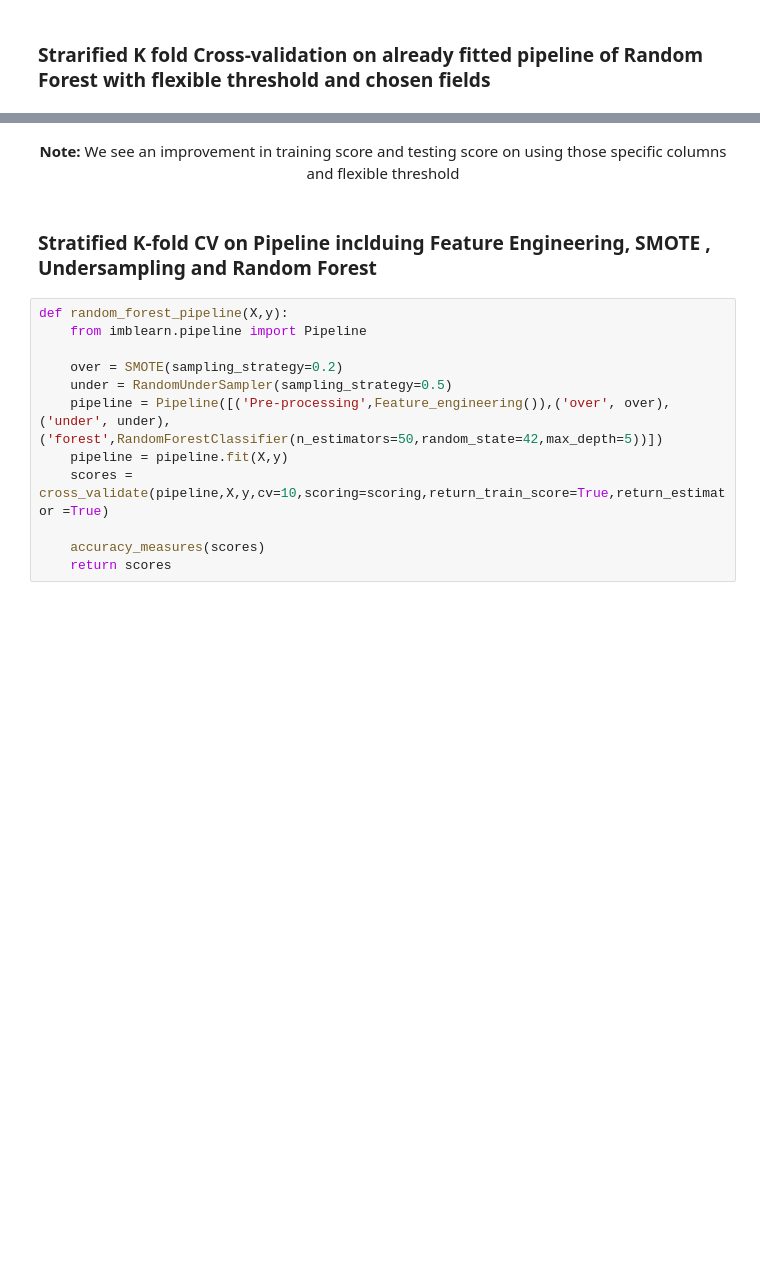
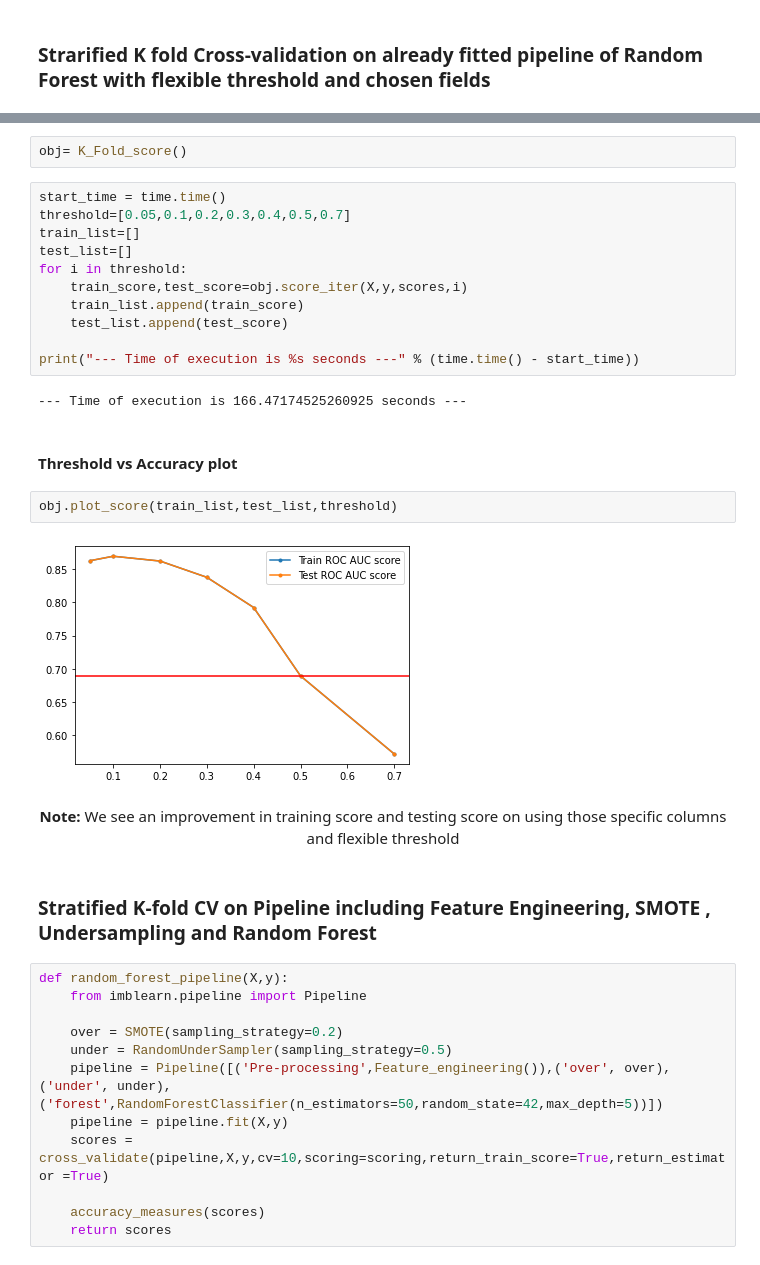
Before and after one commit to sidarora1990/Bank_Marketing_Dataset_Machine_Learning_Project, a Jupyter notebook: ML_pipeline.ipynb, the cells around one changed output, grey strips where cells are left out. Drawn from its saved outputs; the diff is of its cells as text; blank space fills up the shorter version.

Commit message:
Ipython notebook for ML pipeline

```diff
--- a/ML_pipeline.ipynb
+++ b/ML_pipeline.ipynb
@@ -397,7 +408,28 @@ Mean training f1 score:  0.624195206136092  and mean testing f1 score:  0.624241
+# %%
+obj= K_Fold_score()
+# %%
+start_time = time.time()
+threshold=[0.05,0.1,0.2,0.3,0.4,0.5,0.7]
+train_list=[]
+test_list=[]
+for i in threshold:
+    train_score,test_score=obj.score_iter(X,y,scores,i)
+    train_list.append(train_score)
+    test_list.append(test_score)
+
+print("--- Time of execution is %s seconds ---" % (time.time() - start_time))
+# %% [output]
+--- Time of execution is 166.47174525260925 seconds ---
+# %% [markdown]
+#### Threshold vs Accuracy plot
+# %%
+obj.plot_score(train_list,test_list,threshold)
+# %% [output]
+[figure, added]
 # %% [markdown]
 <center><b>Note:</b> We see an improvement in training score and testing score on using those specific columns and flexible threshold</center>
 # %% [markdown]
-### Stratified K-fold CV on Pipeline inclduing Feature Engineering, SMOTE , Undersampling and Random Forest
+### Stratified K-fold CV on Pipeline including Feature Engineering, SMOTE , Undersampling and Random Forest
 # %%
 def random_forest_pipeline(X,y):
     from imblearn.pipeline import Pipeline
```
Also changed, not shown: parts of 24 cells of this notebook.
